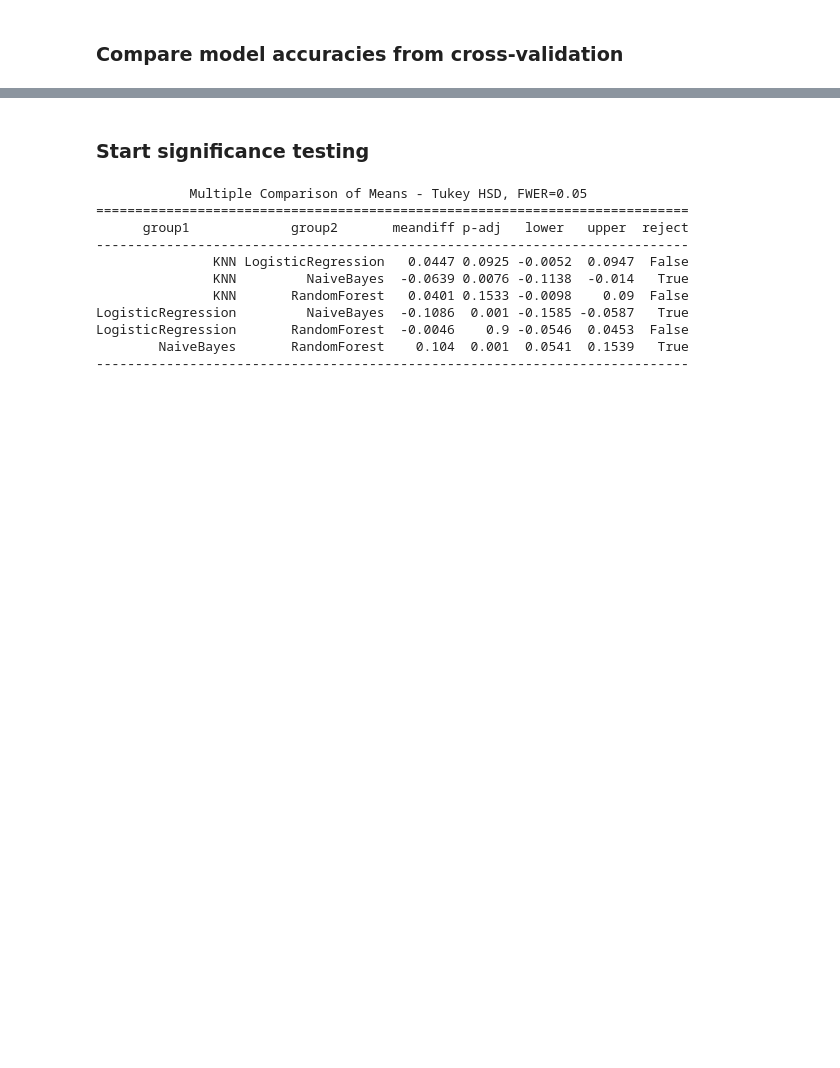
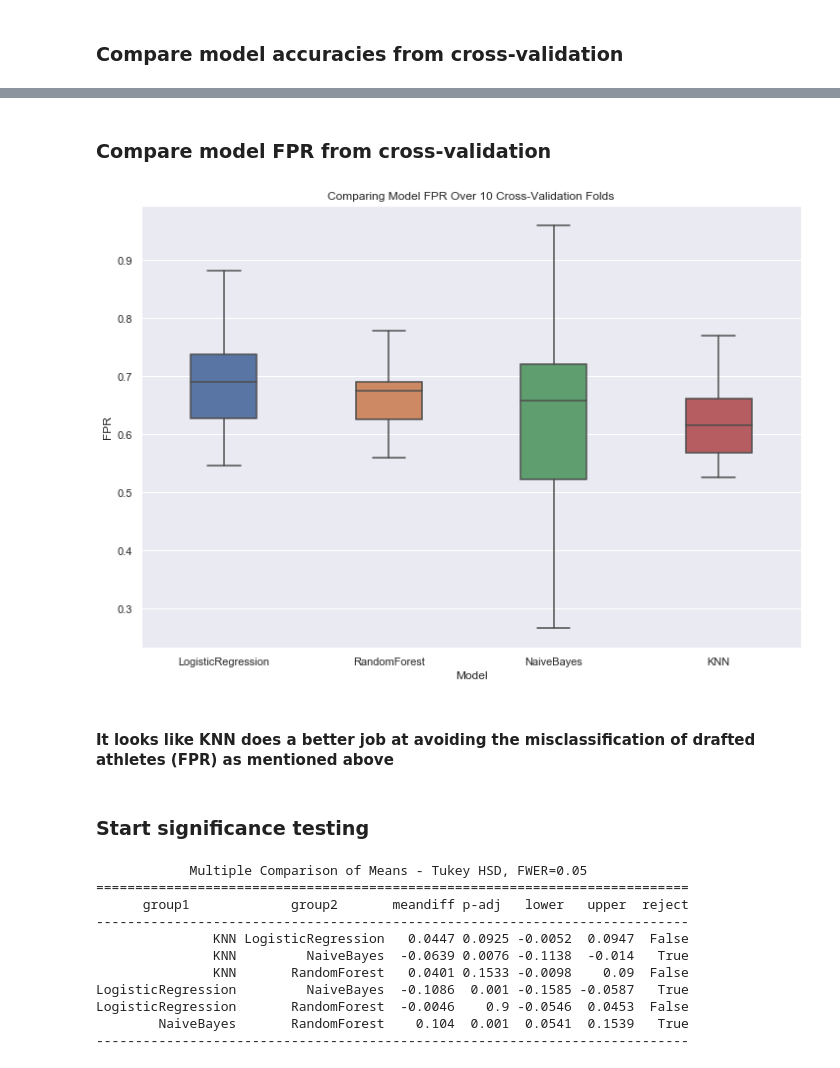
Before and after one commit to b-gar/NFL-Combine, a Jupyter notebook: combine.ipynb, the cells around one changed output, grey strips where cells are left out. Saved outputs shown, nothing was run; the diff lists cells and outputs as text; code cells hidden in the pictures; blank space fills up the shorter version.

```diff
--- a/combine.ipynb
+++ b/combine.ipynb
@@ -271,3 +273,8 @@ knnacc = []
+# %%
+logfpr = []
+rffpr = []
+gnbfpr = []
+knnfpr = []
 # %% [markdown]
 ## Data Analysis:
 
@@ -387,3 +408,7 @@ resultdf = pd.DataFrame({"Model": testlist, "Accuracy": resultlist})
+# %%
+resultlist2 = np.asarray(logfpr + rffpr + gnbfpr + knnfpr, dtype = np.float32)
+testlist2 = np.repeat(np.array(["LogisticRegression", "RandomForest", "NaiveBayes", "KNN"]), 10)
+resultdf2 = pd.DataFrame({"Model": testlist2, "FPR": resultlist2})
 # %% [markdown]
 ### Compare model accuracies from cross-validation
 # %%
@@ -396,3 +421,14 @@ plt.show()
+# %% [markdown]
+### Compare model FPR from cross-validation
+# %%
+sns.boxplot(x = resultdf2['Model'], y = resultdf2['FPR'], width = 0.4)
+sns.set(rc={'figure.figsize':(12,8.27)})
+plt.title("Comparing Model FPR Over 10 Cross-Validation Folds")
+plt.show()
+# %% [output]
+[figure, added]
+# %% [markdown]
+#### It looks like KNN does a better job at avoiding the misclassification of drafted athletes (FPR) as mentioned above
 # %% [markdown]
 ### Start significance testing
 # %%
```
Also changed, not shown: parts of 9 cells of this notebook.
